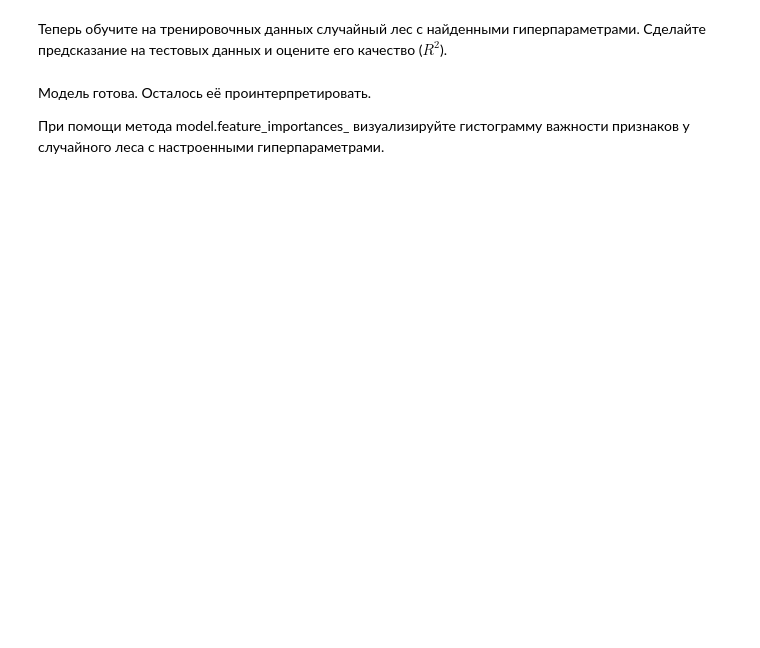
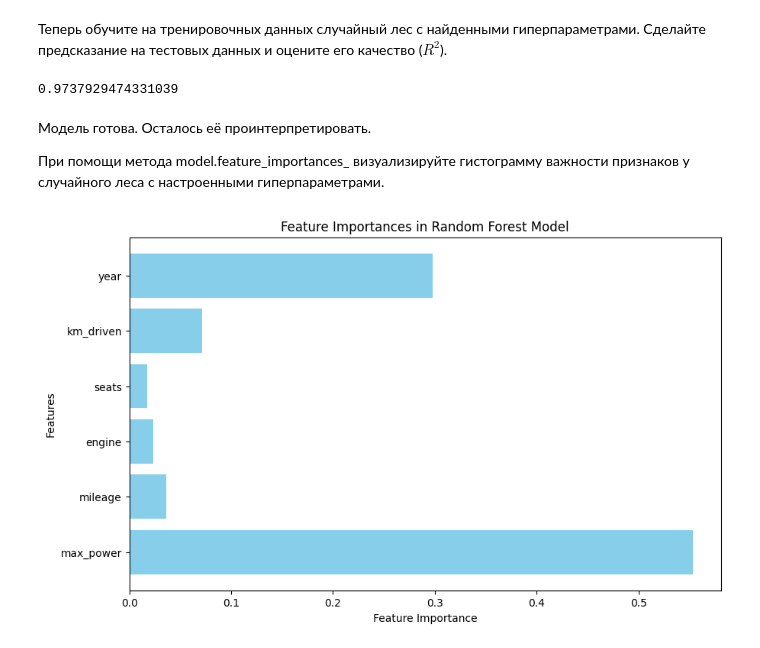
Before and after one commit to Qurbonov-AA/suniy_idrok, a Jupyter notebook: Практическая работа. Деревья решений и случайный лес.ipynb, the cells around one changed output. Cells and saved outputs as stored; diff of their text form; code cells hidden in the pictures; blank space fills up the shorter version.

```diff
--- a/Практическая работа. Деревья решений и случайный лес.ipynb
+++ b/Практическая работа. Деревья решений и случайный лес.ipynb
@@ -71,0 +182,8 @@ year, km_driven, seats, engine, mileage, max_power
+# %%
+# Ваш код здесь
+X_train.year.fillna(int(X_train.year.mean()), inplace=True)  # Заменяем нан на средними значениями по столбцам
+X_train.km_driven.fillna(int(X_train.year.mean()), inplace=True)  # Заменяем нан на средними значениями по столбцам
+X_train.seats.fillna(int(X_train.year.mean()), inplace=True)  # Заменяем нан на средними значениями по столбцам
+X_train.engine.fillna(int(X_train.year.mean()), inplace=True)  # Заменяем нан на средними значениями по столбцам
+X_train.mileage.fillna(int(X_train.year.mean()), inplace=True)  # Заменяем нан на средними значениями по столбцам
+X_train.max_power.fillna(int(X_train.year.mean()), inplace=True)  # Заменяем нан на средними значениями по столбцам
@@ -80,0 +260,8 @@ year, km_driven, seats, engine, mileage, max_power
+# %%
+# Ваш код здесь
+from sklearn.linear_model import LinearRegression
+from sklearn.ensemble import RandomForestRegressor
+lr = LinearRegression()
+rf = RandomForestRegressor()
+lr.fit(X_train, y_train)
+rf.fit(X_train, y_train)
@@ -101,3 +337,13 @@ year, km_driven, seats, engine, mileage, max_power
+# %%
+# Ваш код здесь
+model = grid_search.best_estimator_
+model.fit(X_train, y_train)
+y_pred = model.predict(X_test)
+rf_r2_score = r2_score(y_test, y_pred)
+# %%
+rf_r2_score
+# %% [output]
+0.9737929474331039
 # %% [markdown]
 Модель готова. Осталось её проинтерпретировать.
 
@@ -106,0 +351,24 @@ year, km_driven, seats, engine, mileage, max_power
+# %%
+# Ваш код здесь
+import matplotlib.pyplot as plt
+import numpy as np
+
+# Получаем модель с лучшими параметрами из GridSearchCV
+best_model = grid_search.best_estimator_
+
+# Получаем значения важности признаков
+feature_importances = best_model.feature_importances_
+
+# Предположим, что у нас есть список названий признаков
+feature_names = X_train.columns
+
+# Создаем гистограмму
+plt.figure(figsize=(10, 6))
+plt.barh(feature_names, feature_importances, color="skyblue")
+plt.xlabel("Feature Importance")
+plt.ylabel("Features")
+plt.title("Feature Importances in Random Forest Model")
+plt.gca().invert_yaxis()  # Инвертируем ось, чтобы важные признаки были сверху
+plt.show()
+# %% [output]
+[figure, added]
```
Also changed, not shown: parts of 28 cells of this notebook.
